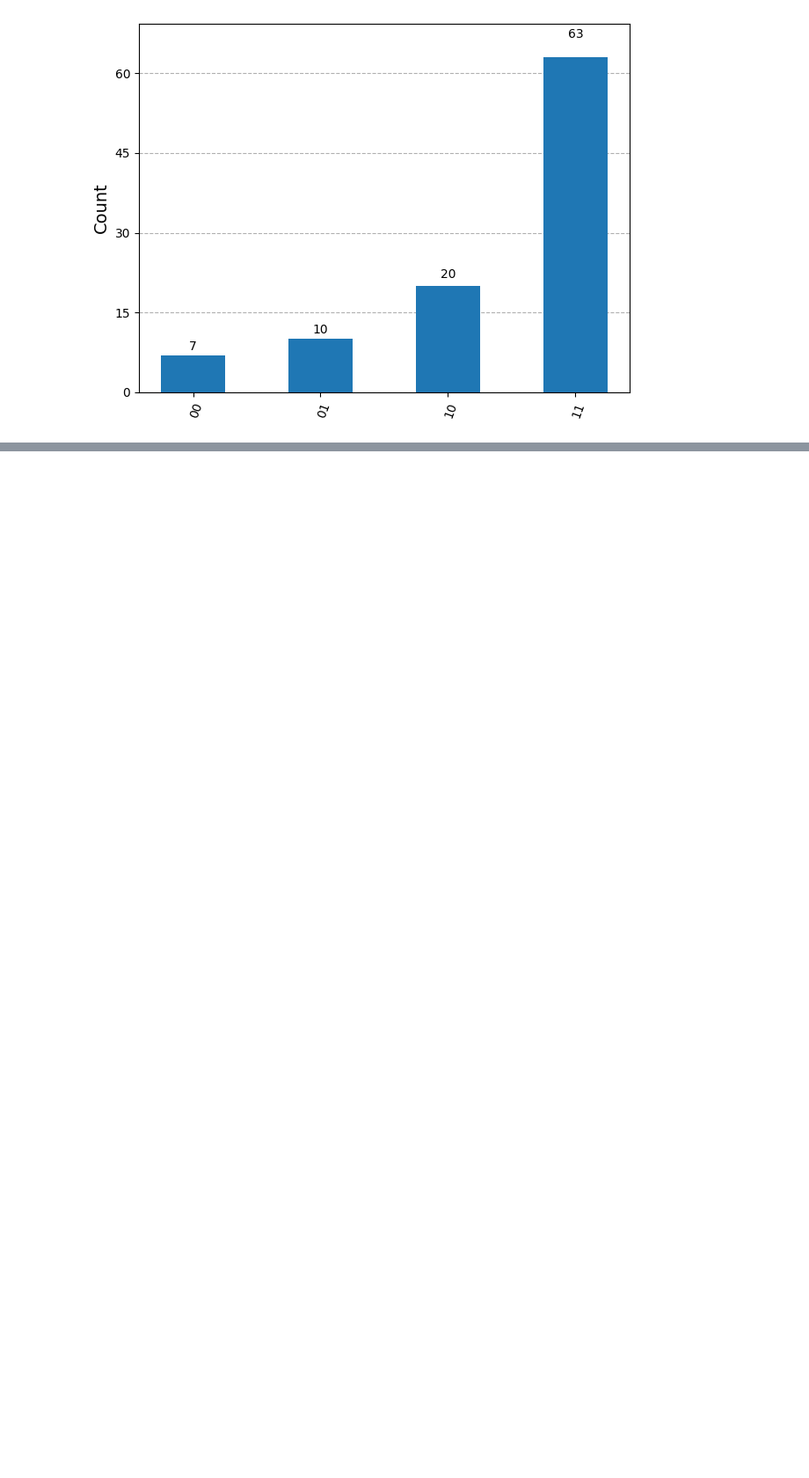
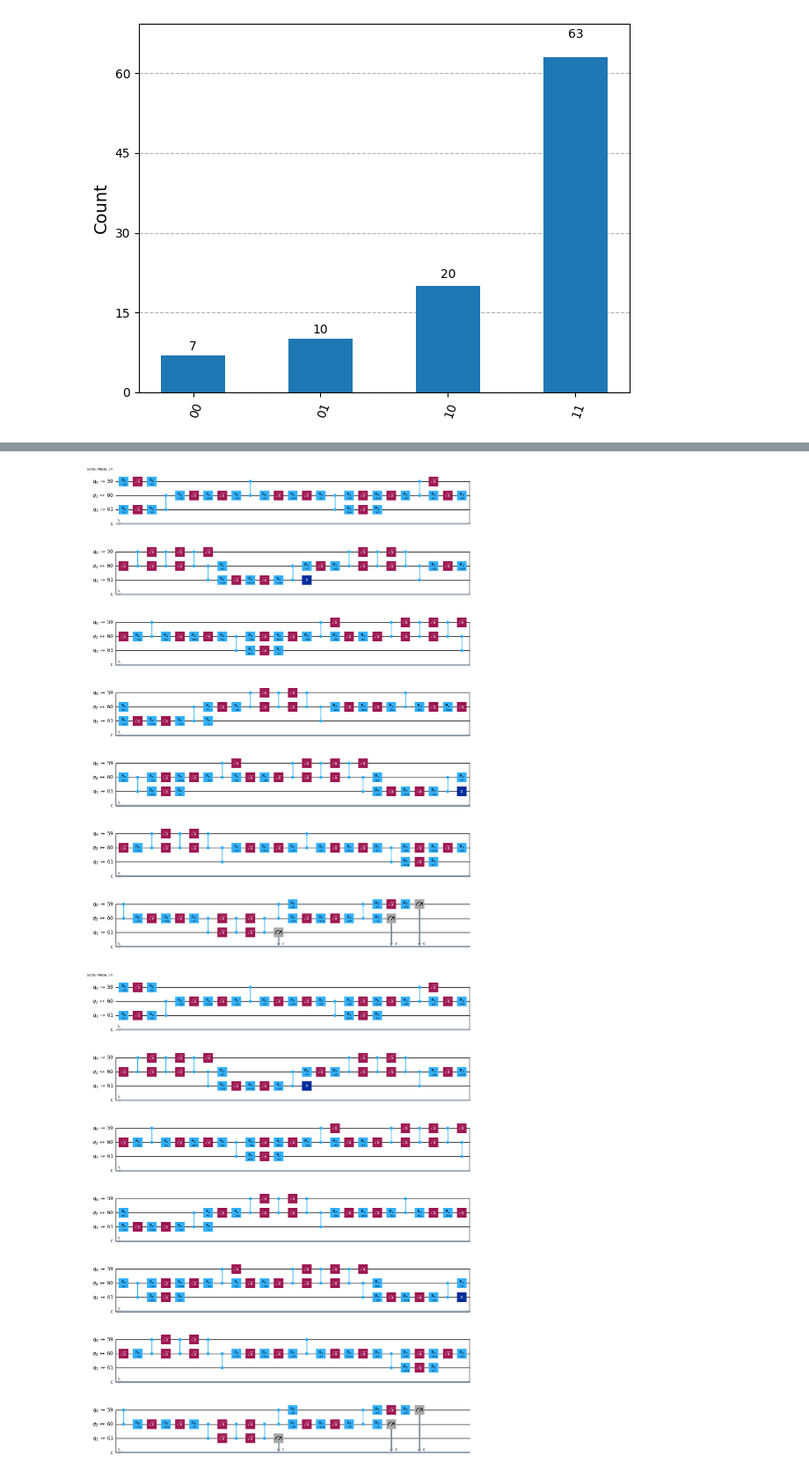
Before and after one commit to prabeshkunwar12/The-Complete-Quantum-Computing-Course-for-Beginners-, a Jupyter notebook: QX08-GroversAlgorithm-main/QX08-GroversAlgorithm-main/QX08-GroversAlgorithm.ipynb, the cells around one changed output, grey strips where cells are left out. Shown: that part at 88% size. Drawn from its saved outputs; the diff is of its cells as text; code cells hidden in the pictures; blank space fills up the shorter version.

```diff
--- a/QX08-GroversAlgorithm-main/QX08-GroversAlgorithm-main/QX08-GroversAlgorithm.ipynb
+++ b/QX08-GroversAlgorithm-main/QX08-GroversAlgorithm-main/QX08-GroversAlgorithm.ipynb
@@ -90,0 +157,8 @@ plot_histogram(counts)
+# %%
+pm = generate_preset_pass_manager(backend=backend, optimization_level=1)
+isa_circuit = pm.run(mainCircuit)
+
+isa_circuit.draw("mpl", idle_wires=False)
+# %% [output]
+[figure, added]
+[figure, added]
```
Also changed, not shown: parts of 6 cells of this notebook.
